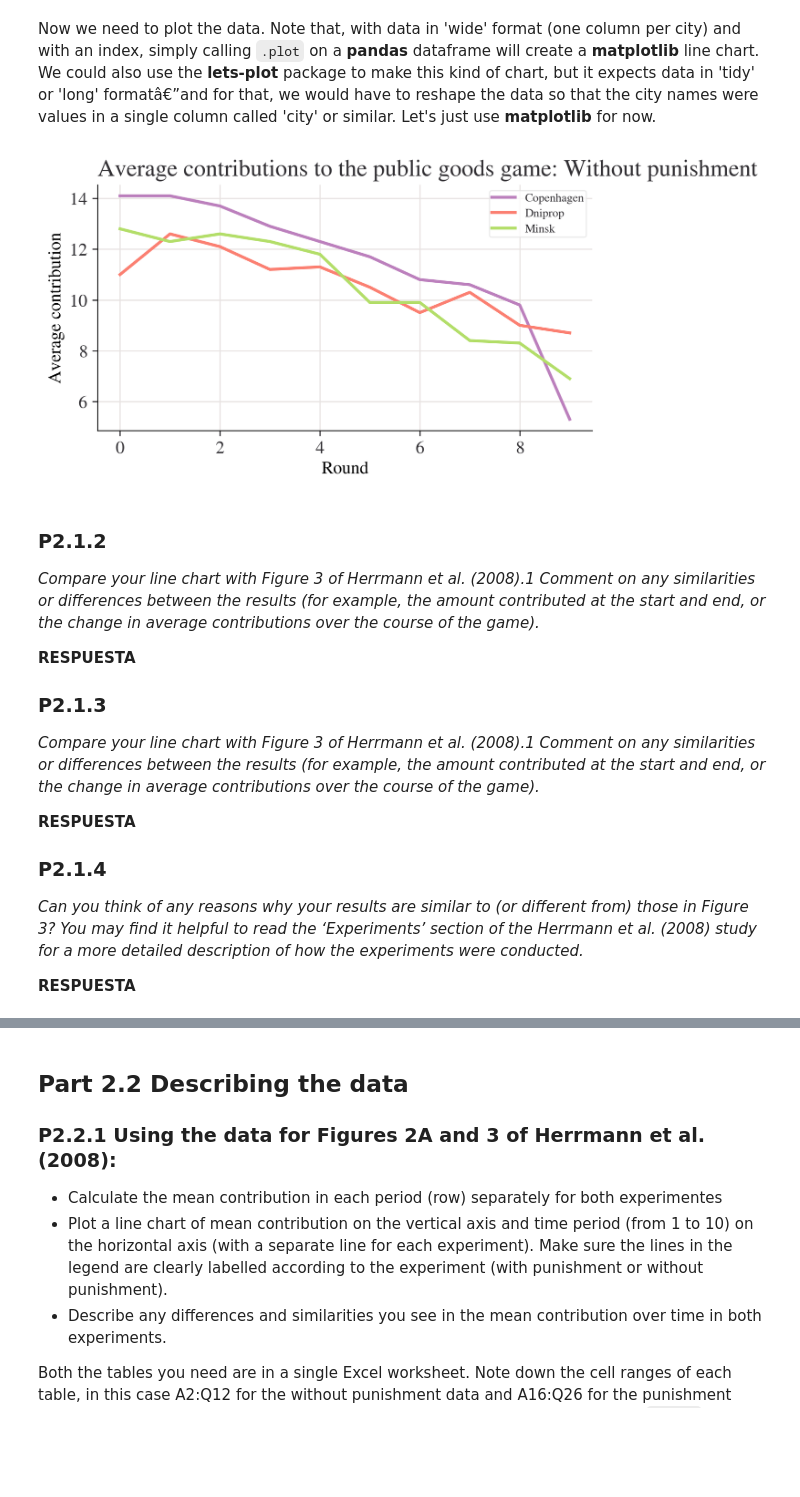
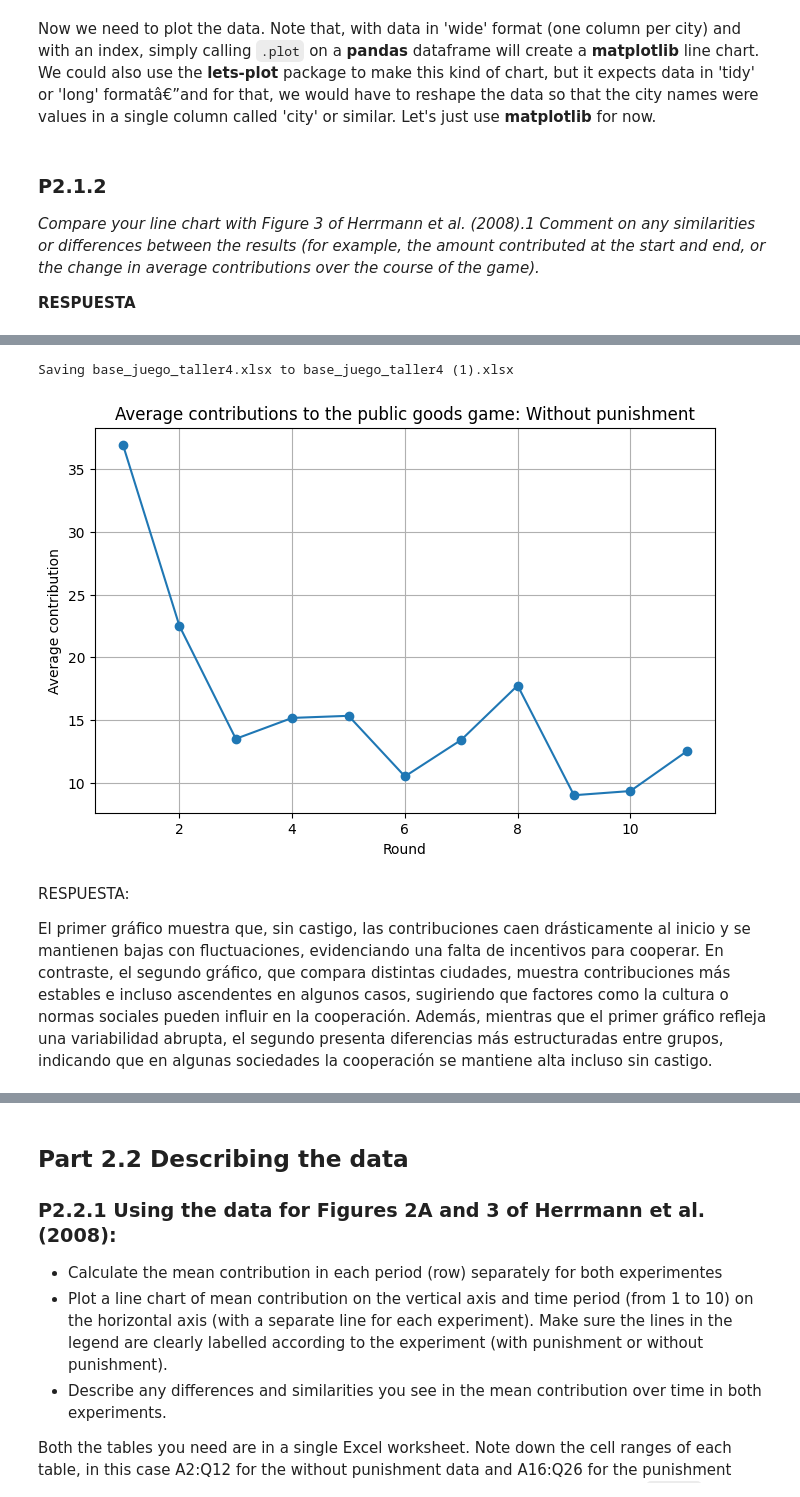
Before and after one commit to Jean-Marcos-9/Taller-4, a Jupyter notebook: Taller4_HE.ipynb, the cells around one changed output, grey strips where cells are left out. Drawn from its saved outputs; the diff is of its cells as text; code cells hidden in the pictures; blank space fills up the shorter version.

```diff
--- a/Taller4_HE.ipynb
+++ b/Taller4_HE.ipynb
@@ -75,26 +125,33 @@ df.head()
 # %% [markdown]
 Now we need to plot the data. Note that, with data in 'wide' format (one column per city) and with an index, simply calling `.plot` on a **pandas** dataframe will create a **matplotlib** line chart. We could also use the **lets-plot** package to make this kind of chart, but it expects data in 'tidy' or 'long' formatâ€”and for that, we would have to reshape the data so that the city names were values in a single column called 'city' or similar. Let's just use **matplotlib** for now.
-# %%
-# Plot the data
-fig, ax = plt.subplots()
-df.plot(ax=ax)
-ax.set_title("Average contributions to the public goods game: Without punishment")
-ax.set_ylabel("Average contribution")
-ax.set_xlabel("Round");
-# %% [output]
-[figure, removed]
 # %% [markdown]
 ### P2.1.2
 *Compare your line chart with Figure 3 of Herrmann et al. (2008).1 Comment on any similarities or differences between the results (for example, the amount contributed at the start and end, or the change in average contributions over the course of the game).*
 
 **RESPUESTA**
-
-### P2.1.3
-*Compare your line chart with Figure 3 of Herrmann et al. (2008).1 Comment on any similarities or differences between the results (for example, the amount contributed at the start and end, or the change in average contributions over the course of the game).*
-
-**RESPUESTA**
-
-### P2.1.4
-*Can you think of any reasons why your results are similar to (or different from) those in Figure 3? You may find it helpful to read the ‘Experiments’ section of the Herrmann et al. (2008) study for a more detailed description of how the experiments were conducted.*
-
-**RESPUESTA**
+# %%
+import pandas as pd
+import matplotlib.pyplot as plt
+from google.colab import files
+
+# Subir el archivo
+uploaded = files.upload()
+
+# Obtener el nombre del archivo subido
+file_name = list(uploaded.keys())[0]
+
+# Cargar el archivo en un DataFrame
+df = pd.read_excel(file_name)
+
+# Calcular el promedio por ronda
+mean_values = df.groupby("Round").mean()
+
+# Plotear los datos
+plt.figure(figsize=(8, 5))  # Tamaño del gráfico
+plt.plot(mean_values.index, mean_values.mean(axis=1), marker='o', linestyle='-')  # Línea con puntos
+plt.title("Average contributions to the public goods game: Without punishment")
+plt.xlabel("Round")
+plt.ylabel("Average contribution")
+plt.grid(True)  # Agregar cuadrícula
+plt.show()  # Mostrar la gráfica
+# %% [output]
@@ -100,0 +159,6 @@ ax.set_xlabel("Round");
+Saving base_juego_taller4.xlsx to base_juego_taller4 (1).xlsx
+[figure, added]
+# %% [markdown]
+RESPUESTA:
+
+El primer gráfico muestra que, sin castigo, las contribuciones caen drásticamente al inicio y se mantienen bajas con fluctuaciones, evidenciando una falta de incentivos para cooperar. En contraste, el segundo gráfico, que compara distintas ciudades, muestra contribuciones más estables e incluso ascendentes en algunos casos, sugiriendo que factores como la cultura o normas sociales pueden influir en la cooperación. Además, mientras que el primer gráfico refleja una variabilidad abrupta, el segundo presenta diferencias más estructuradas entre grupos, indicando que en algunas sociedades la cooperación se mantiene alta incluso sin castigo.
```
Also changed, not shown: parts of 23 cells of this notebook, 1 other file.
